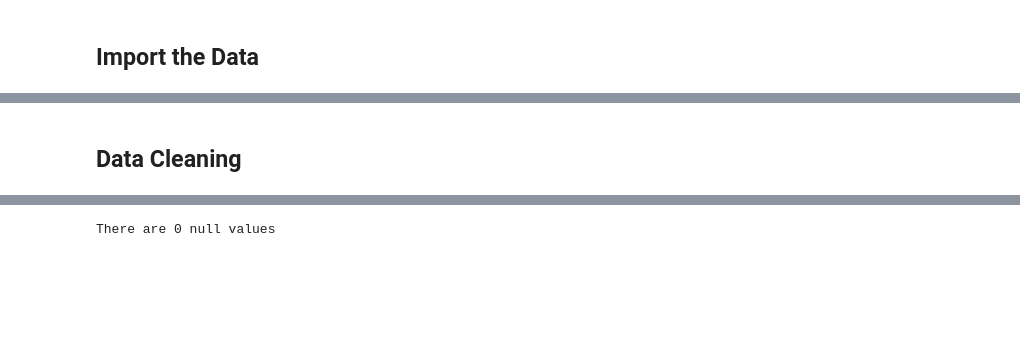
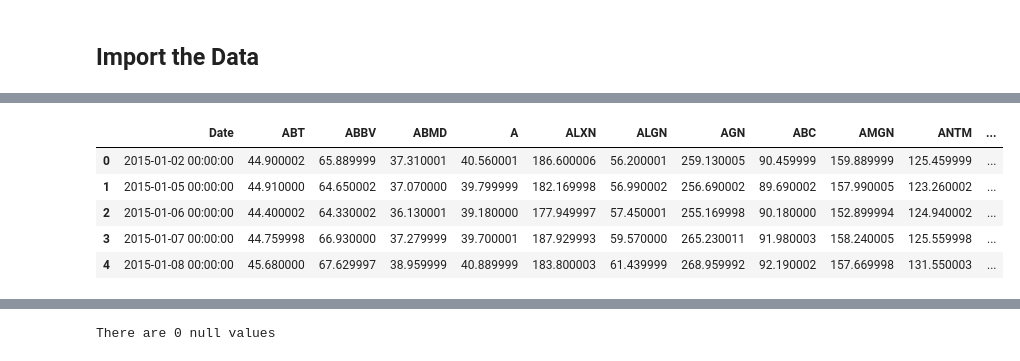
Before and after one commit to dustinak80/Deep_Learning, a Jupyter notebook: HW3/HW3.ipynb, the cells around one changed output, grey strips where cells are left out. Drawn from its saved outputs; the diff is of its cells as text; code cells hidden in the pictures; blank space fills up the shorter version.

```diff
--- a/HW3/HW3.ipynb
+++ b/HW3/HW3.ipynb
@@ -45,2 +28,12 @@ Warning: Total number of columns (51) exceeds max_columns (20) limiting to first
-# %% [markdown]
-## Data Cleaning
+# %%
+root = 'drive/My Drive/Deep learning/'
+
+stocks = pd.read_csv(root+'stocks_dataset.csv')
+stocks.head()
+# %% [output]
+|  | Date | ABT | ABBV | ABMD | A | ALXN | ALGN | AGN | ABC | AMGN | ANTM | ... |
+| 0 | 2015-01-02 00:00:00 | 44.900002 | 65.889999 | 37.310001 | 40.560001 | 186.600006 | 56.200001 | 259.130005 | 90.459999 | 159.889999 | 125.459999 | ... |
+| 1 | 2015-01-05 00:00:00 | 44.910000 | 64.650002 | 37.070000 | 39.799999 | 182.169998 | 56.990002 | 256.690002 | 89.690002 | 157.990005 | 123.260002 | ... |
+| 2 | 2015-01-06 00:00:00 | 44.400002 | 64.330002 | 36.130001 | 39.180000 | 177.949997 | 57.450001 | 255.169998 | 90.180000 | 152.899994 | 124.940002 | ... |
+| 3 | 2015-01-07 00:00:00 | 44.759998 | 66.930000 | 37.279999 | 39.700001 | 187.929993 | 59.570000 | 265.230011 | 91.980003 | 158.240005 | 125.559998 | ... |
+| 4 | 2015-01-08 00:00:00 | 45.680000 | 67.629997 | 38.959999 | 40.889999 | 183.800003 | 61.439999 | 268.959992 | 92.190002 | 157.669998 | 131.550003 | ... |
```
Also changed, not shown: parts of 43 cells of this notebook.
